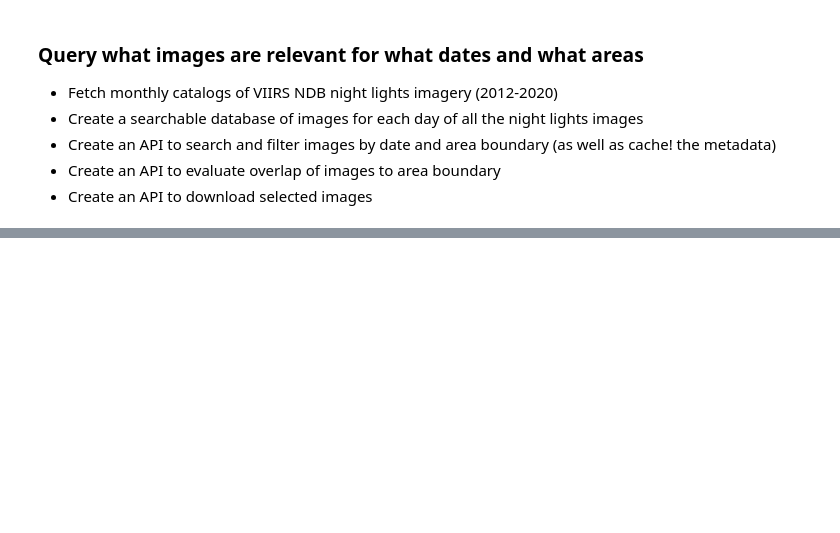
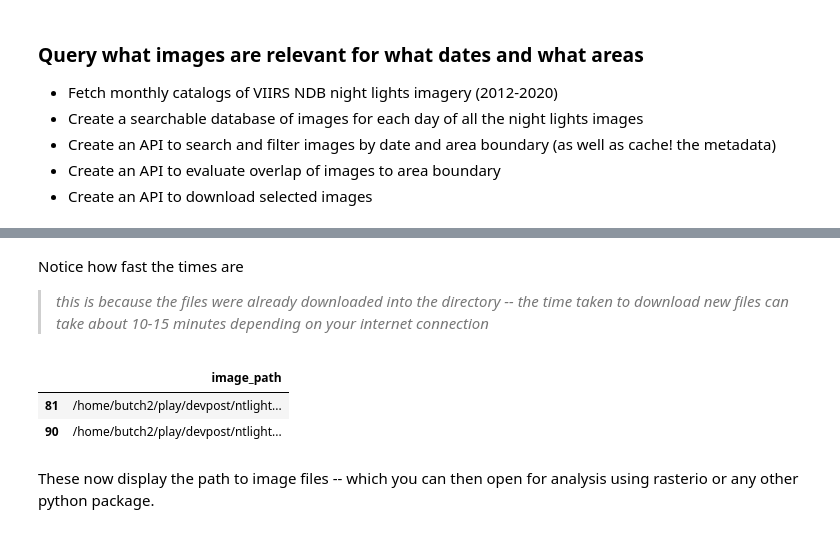
Before and after one commit to butchland/ntlights-processing-utils, a Jupyter notebook: nbs/index.ipynb, the cells around one changed output, grey strips where cells are left out. Saved outputs shown, nothing was run; the diff lists cells and outputs as text; code cells hidden in the pictures; blank space fills up the shorter version.

```diff
--- a/nbs/index.ipynb
+++ b/nbs/index.ipynb
@@ -28,0 +121,3 @@ from ntlights_processing_utils.core import *
+# %%
+%%time
+top2_items = download_items(top2_items, dest='../data/ntlights-bigfiles')
@@ -28,0 +127,12 @@ from ntlights_processing_utils.core import *
+# %% [markdown]
+Notice how fast the times are
+
+> _this is because the files were already downloaded into the directory -- the time taken to download new files can take about 10-15 minutes depending on your internet connection_
+# %%
+top2_items[['image_path']]
+# %% [output]
+|  | image_path |
+| 81 | /home/butch2/play/devpost/ntlight... |
+| 90 | /home/butch2/play/devpost/ntlight... |
+# %% [markdown]
+These now display the path to image files -- which you can then open for analysis using rasterio or any other python package.
```
Also changed, not shown: parts of 21 cells of this notebook, 2 other files.
